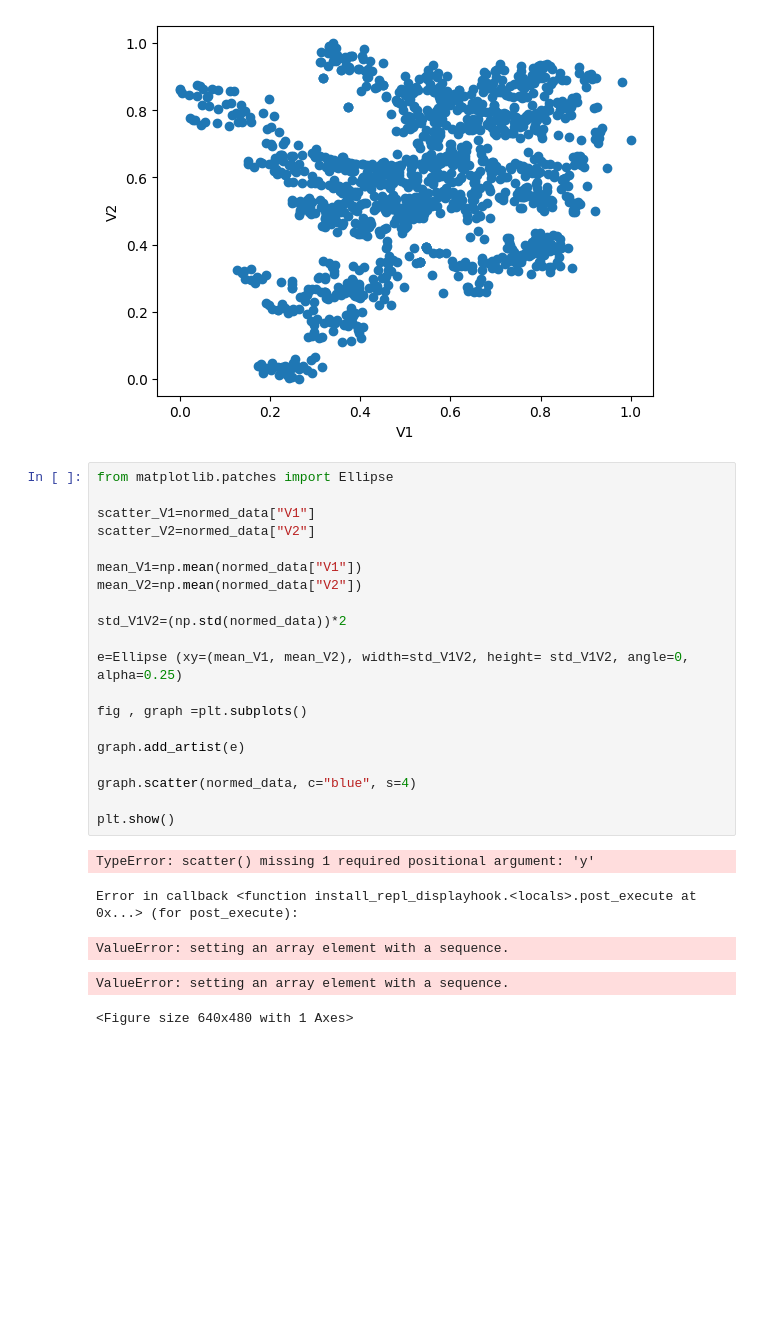
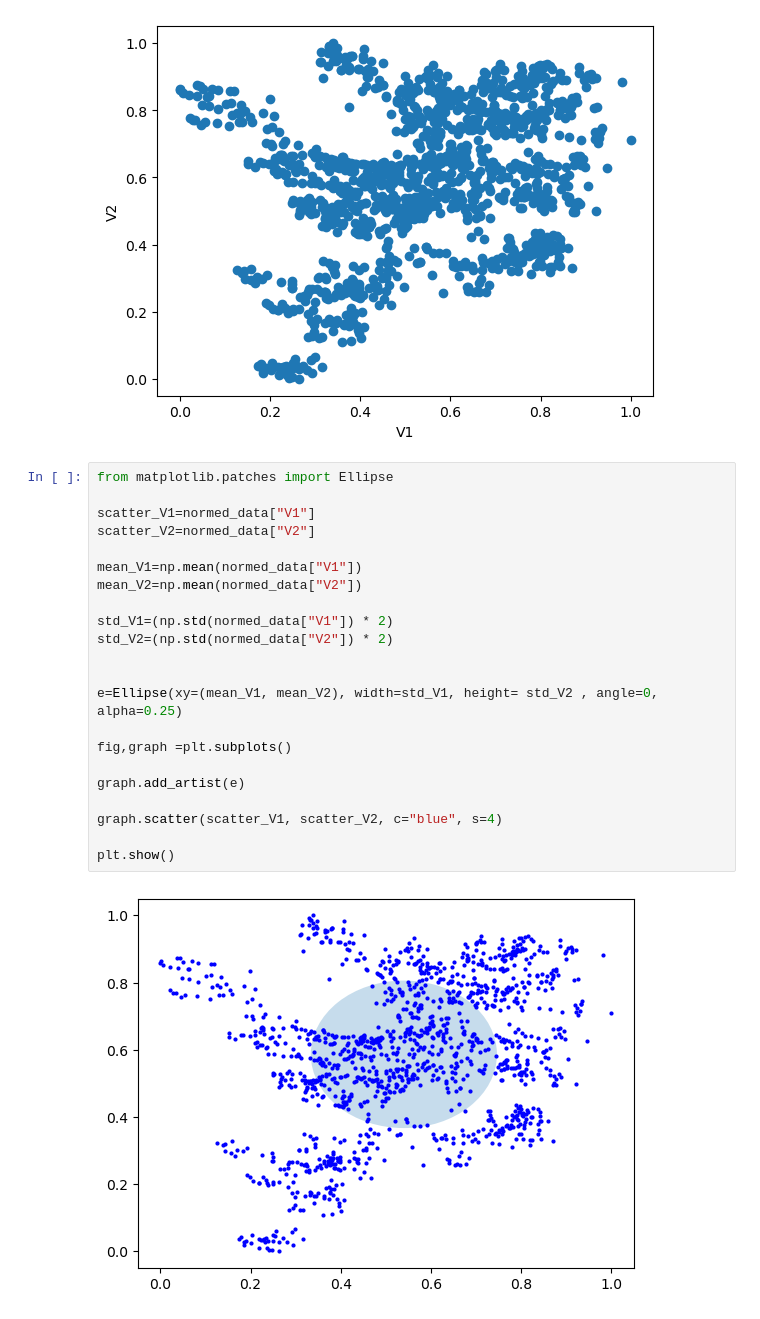
Before and after one commit to irenediaz1974/Portfolio2023, a Jupyter notebook: KMeans_Notebook/data_exploration.ipynb, the cells around one changed output. Saved outputs shown, nothing was run; the diff lists cells and outputs as text; blank space fills up the shorter version.

```diff
--- a/KMeans_Notebook/data_exploration.ipynb
+++ b/KMeans_Notebook/data_exploration.ipynb
@@ -96,26 +194,24 @@ plt.show()
 # %%
 from matplotlib.patches import Ellipse
 
 scatter_V1=normed_data["V1"]
 scatter_V2=normed_data["V2"]
 
 mean_V1=np.mean(normed_data["V1"])
 mean_V2=np.mean(normed_data["V2"])
 
-std_V1V2=(np.std(normed_data))*2
+std_V1=(np.std(normed_data["V1"]) * 2)
+std_V2=(np.std(normed_data["V2"]) * 2)
 
-e=Ellipse (xy=(mean_V1, mean_V2), width=std_V1V2, height= std_V1V2, angle=0, alpha=0.25)
 
-fig , graph =plt.subplots()
+e=Ellipse(xy=(mean_V1, mean_V2), width=std_V1, height= std_V2 , angle=0, alpha=0.25)
+
+fig,graph =plt.subplots()
 
 graph.add_artist(e)
 
-graph.scatter(normed_data, c="blue", s=4)
+graph.scatter(scatter_V1, scatter_V2, c="blue", s=4)
 
 plt.show()
 # %% [output]
-TypeError: scatter() missing 1 required positional argument: 'y'
-Error in callback <function install_repl_displayhook.<locals>.post_execute at 0x...> (for post_execute):
-ValueError: setting an array element with a sequence.
-ValueError: setting an array element with a sequence.
-<Figure size 640x480 with 1 Axes>
+[figure, added]
```
Also changed, not shown: parts of 17 cells of this notebook, 12 other files.
